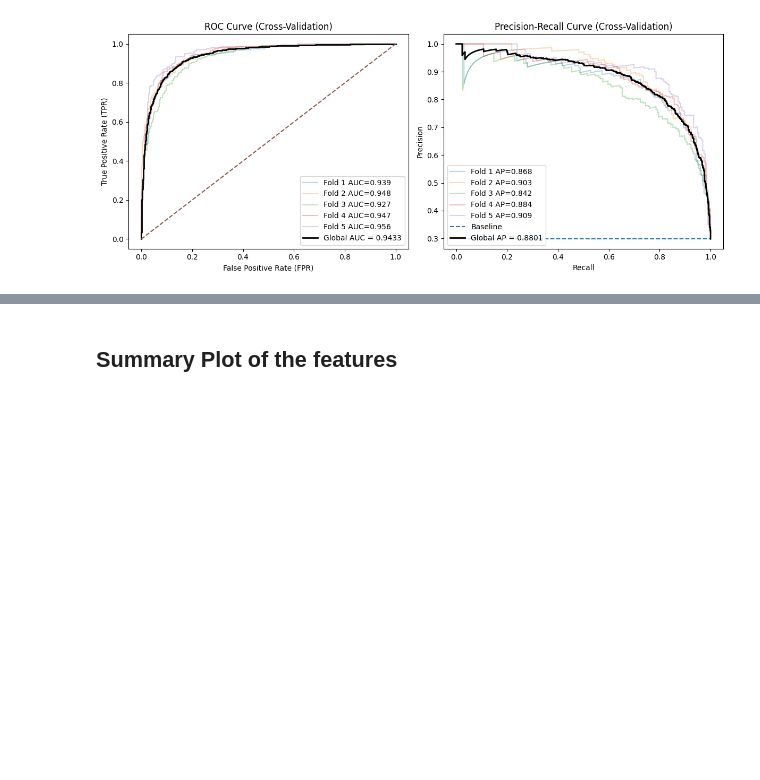
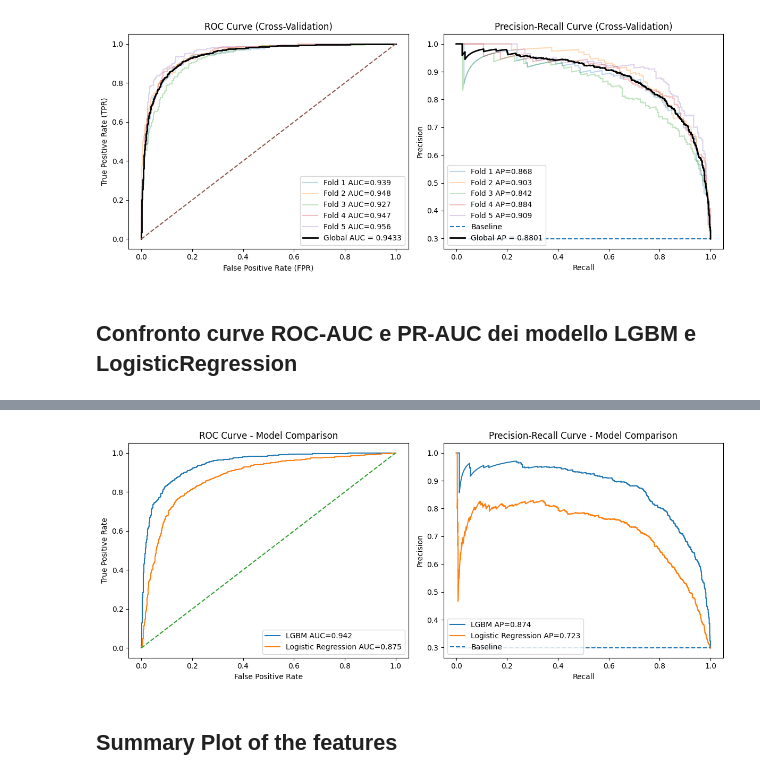
Before and after one commit to GIOSTE52/ita-llm-pipeline, a Jupyter notebook: notebooks/report.ipynb, the cells around one changed output, grey strips where cells are left out. Cells and saved outputs as stored; diff of their text form; code cells hidden in the pictures; blank space fills up the shorter version.

```diff
--- a/notebooks/report.ipynb
+++ b/notebooks/report.ipynb
@@ -276,3 +278,79 @@ plt.tight_layout()
 plt.show()
 # %% [output]
 [figure]
+# %% [markdown]
+## Confronto curve ROC-AUC e PR-AUC dei modello LGBM e LogisticRegression
+# %%
+import numpy as np
+import matplotlib.pyplot as plt
+
+from sklearn.model_selection import StratifiedKFold, cross_val_predict
+from sklearn.metrics import (
+    roc_curve, roc_auc_score,
+    precision_recall_curve, average_precision_score
+)
+from sklearn.linear_model import LogisticRegression
+import lightgbm as lgb
+
+# ===== MODELLI =====
+models = {
+    "LGBM": lgb.LGBMClassifier(),
+    "Logistic Regression": LogisticRegression(max_iter=100000)
+}
+
+plt.figure(figsize=(12, 5))
+
+# ===== LOOP MODELLI =====
+for i, (name, model) in enumerate(models.items()):
+
+    # predizioni out-of-fold
+    y_scores = cross_val_predict(
+        model,
+        X,
+        y,
+        cv=5,
+        method="predict_proba"
+    )[:, 1]
+
+    y_true = y
+
+    # ROC
+    fpr, tpr, _ = roc_curve(y_true, y_scores)
+    roc_auc = roc_auc_score(y_true, y_scores)
+
+    plt.subplot(1, 2, 1)
+    plt.plot(fpr, tpr, label=f"{name} AUC={roc_auc:.3f}")
+
+    # PR
+    precision, recall, _ = precision_recall_curve(y_true, y_scores)
+    pr_auc = average_precision_score(y_true, y_scores)
+
+    plt.subplot(1, 2, 2)
+    plt.plot(recall, precision, label=f"{name} AP={pr_auc:.3f}")
+
+
+# ===== BASELINE PR =====
+baseline = np.mean(y)
+plt.subplot(1, 2, 2)
+plt.hlines(baseline, 0, 1, linestyles="--", label="Baseline")
+
+# ===== FINISH PLOT =====
+
+# ROC
+plt.subplot(1, 2, 1)
+plt.plot([0, 1], [0, 1], linestyle="--")
+plt.xlabel("False Positive Rate")
+plt.ylabel("True Positive Rate")
+plt.title("ROC Curve - Model Comparison")
+plt.legend()
+
+# PR
+plt.subplot(1, 2, 2)
+plt.xlabel("Recall")
+plt.ylabel("Precision")
+plt.title("Precision-Recall Curve - Model Comparison")
+plt.legend()
+
+plt.tight_layout()
+plt.show()
+# %% [output]
@@ -279,3 +374,4 @@ plt.show()
+[figure, added]
 # %% [markdown]
 ## Summary Plot of the features
 # %%
```
Also changed, not shown: parts of 6 cells of this notebook, 2 other files.
